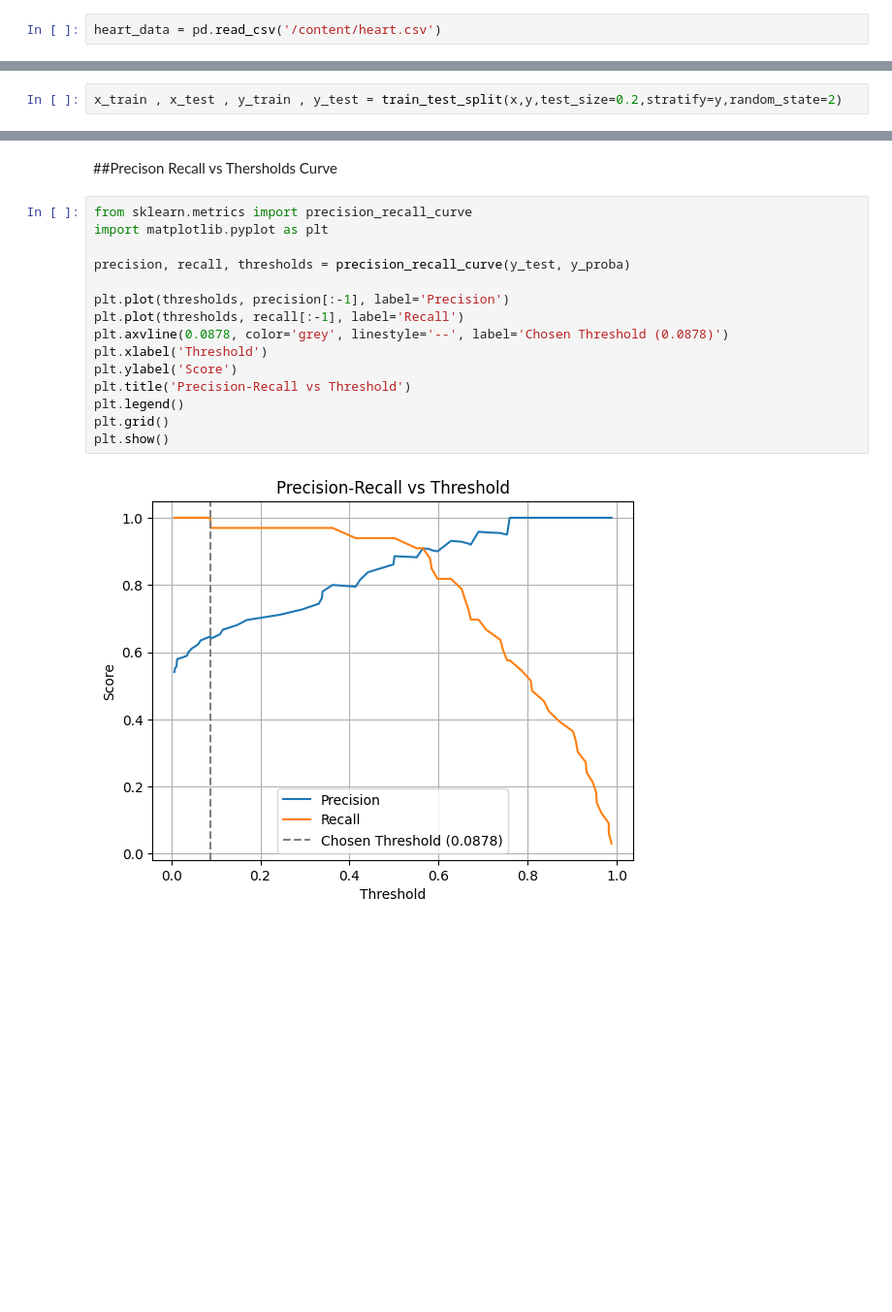
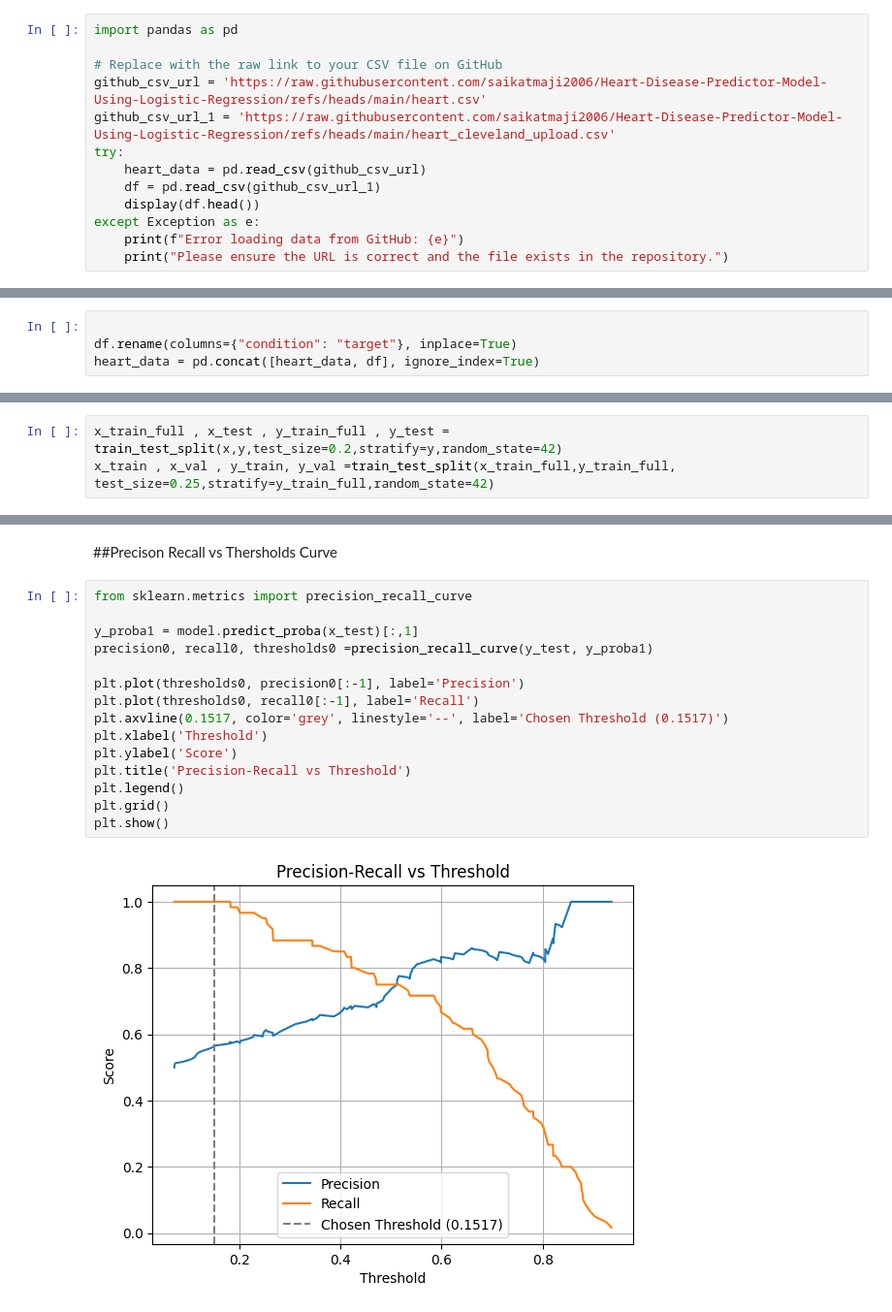
Before and after one commit to saikatmaji2006/Heart-Disease-Predictor-Model-Using-Logistic-Regression, a Jupyter notebook: heart_disease.ipynb, the cells around one changed output, grey strips where cells are left out. Shown at 97% size. Cells and saved outputs as stored; diff of their text form; blank space fills up the shorter version.

```diff
--- a/heart_disease.ipynb
+++ b/heart_disease.ipynb
@@ -8,5 +8,16 @@ from sklearn.linear_model import LogisticRegression
 from sklearn.metrics import accuracy_score
 # %% [markdown]
 ##Data set import and preprocessing
-# %%
-heart_data = pd.read_csv('/content/heart.csv')
+# %%
+import pandas as pd
+
+# Replace with the raw link to your CSV file on GitHub
+github_csv_url = 'https://raw.githubusercontent.com/saikatmaji2006/Heart-Disease-Predictor-Model-Using-Logistic-Regression/refs/heads/main/heart.csv'
+github_csv_url_1 = 'https://raw.githubusercontent.com/saikatmaji2006/Heart-Disease-Predictor-Model-Using-Logistic-Regression/refs/heads/main/heart_cleveland_upload.csv'
+try:
+    heart_data = pd.read_csv(github_csv_url)
+    df = pd.read_csv(github_csv_url_1)
+    display(df.head())
+except Exception as e:
+    print(f"Error loading data from GitHub: {e}")
+    print("Please ensure the URL is correct and the file exists in the repository.")
@@ -13,3 +31,7 @@ heart_data = pd.read_csv('/content/heart.csv')
+# %%
+
+df.rename(columns={"condition": "target"}, inplace=True)
+heart_data = pd.concat([heart_data, df], ignore_index=True)
 # %%
 heart_data = heart_data.drop_duplicates()
 # %%
@@ -109,5 +131,6 @@ x.head()
 # %%
-x_train , x_test , y_train , y_test = train_test_split(x,y,test_size=0.2,stratify=y,random_state=2)
+x_train_full , x_test , y_train_full , y_test = train_test_split(x,y,test_size=0.2,stratify=y,random_state=42)
+x_train , x_val , y_train, y_val =train_test_split(x_train_full,y_train_full, test_size=0.25,stratify=y_train_full,random_state=42)
 # %%
 y_train.value_counts()
 # %% [output]
@@ -241,18 +298,18 @@ Text(0.5, 1.0, 'Confusion Matrix')
 ##Precison Recall vs Thersholds Curve
 # %%
 from sklearn.metrics import precision_recall_curve
-import matplotlib.pyplot as plt
 
-precision, recall, thresholds = precision_recall_curve(y_test, y_proba)
+y_proba1 = model.predict_proba(x_test)[:,1]
+precision0, recall0, thresholds0 =precision_recall_curve(y_test, y_proba1)
 
-plt.plot(thresholds, precision[:-1], label='Precision')
-plt.plot(thresholds, recall[:-1], label='Recall')
-plt.axvline(0.0878, color='grey', linestyle='--', label='Chosen Threshold (0.0878)')
+plt.plot(thresholds0, precision0[:-1], label='Precision')
+plt.plot(thresholds0, recall0[:-1], label='Recall')
+plt.axvline(0.1517, color='grey', linestyle='--', label='Chosen Threshold (0.1517)')
 plt.xlabel('Threshold')
 plt.ylabel('Score')
 plt.title('Precision-Recall vs Threshold')
 plt.legend()
 plt.grid()
 plt.show()
 # %% [output]
-[figure, old version]
+[figure, new version]
```
Also changed, not shown: parts of 25 cells of this notebook.
